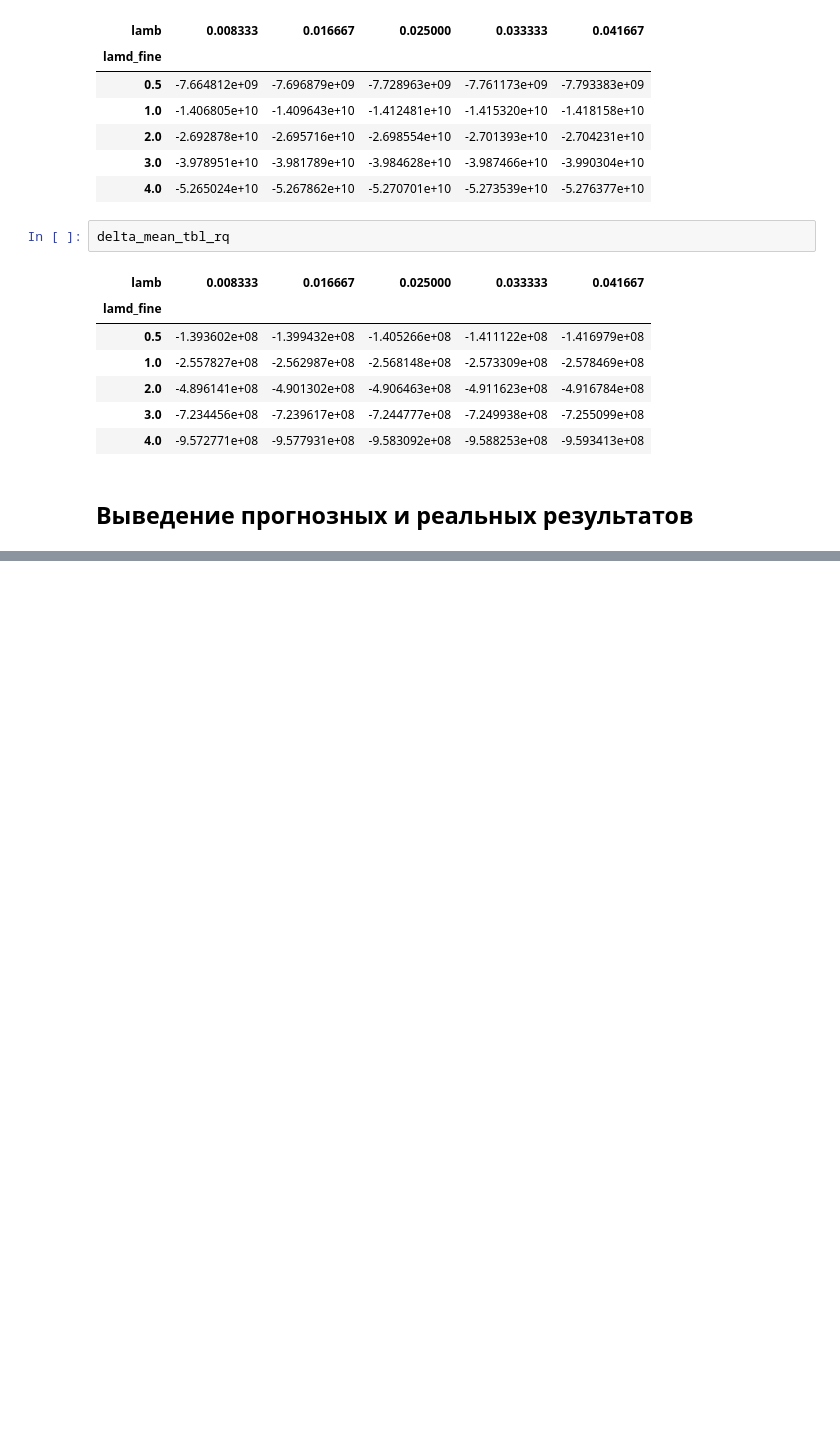
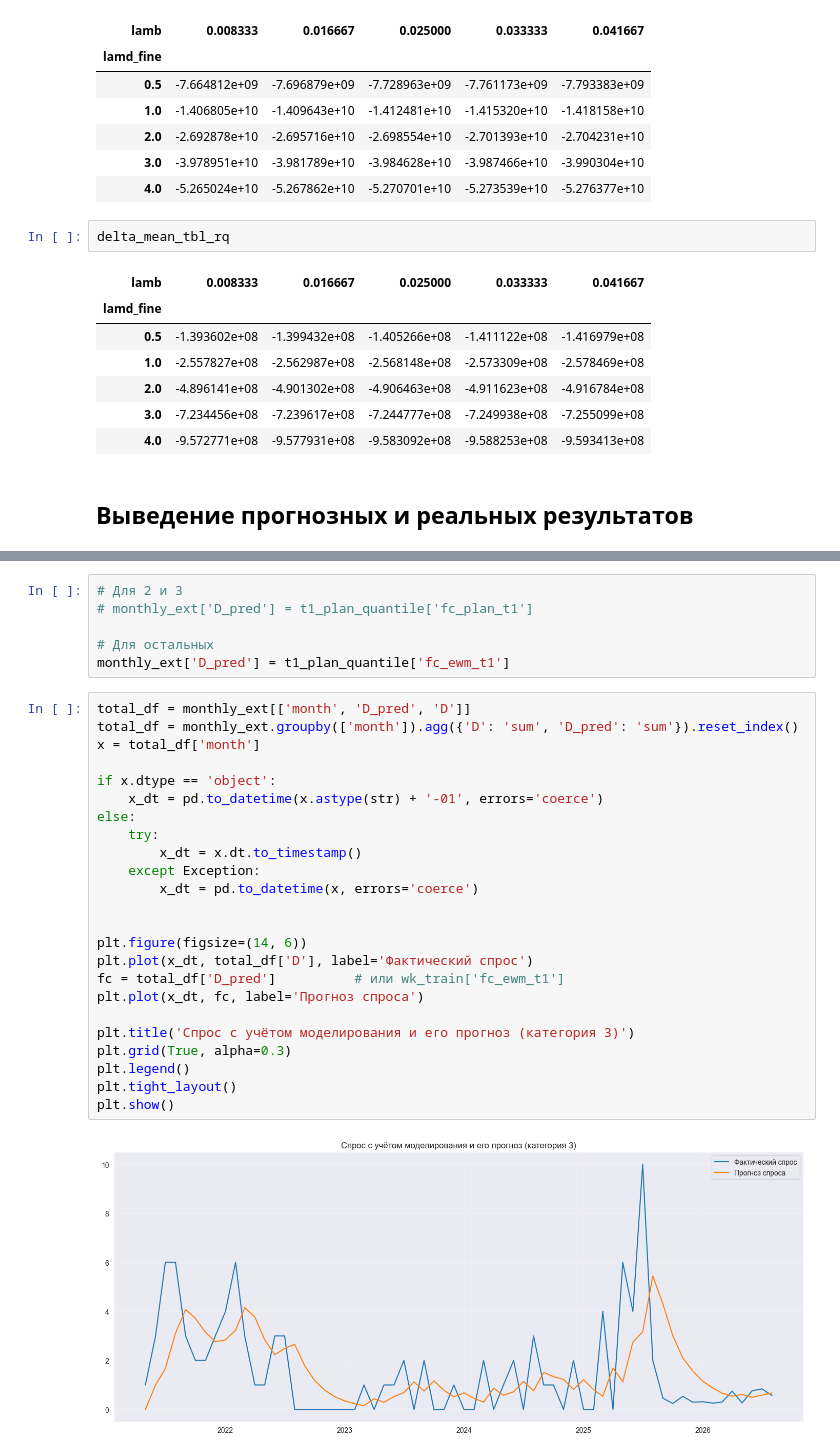
Before and after one commit to IvanAstakhov123/S7-script, a Jupyter notebook: Dynamic_opt_final.ipynb, the cells around one changed output, grey strips where cells are left out. Cells and saved outputs as stored; diff of their text form; blank space fills up the shorter version.

```diff
--- a/Dynamic_opt_final.ipynb
+++ b/Dynamic_opt_final.ipynb
@@ -1653,0 +1959,32 @@ ord_all.to_csv('total_pred_4.csv', index=False)
+# %%
+# Для 2 и 3
+# monthly_ext['D_pred'] = t1_plan_quantile['fc_plan_t1']
+
+# Для остальных
+monthly_ext['D_pred'] = t1_plan_quantile['fc_ewm_t1']
+# %%
+total_df = monthly_ext[['month', 'D_pred', 'D']]
+total_df = monthly_ext.groupby(['month']).agg({'D': 'sum', 'D_pred': 'sum'}).reset_index()
+x = total_df['month']
+
+if x.dtype == 'object':
+    x_dt = pd.to_datetime(x.astype(str) + '-01', errors='coerce')
+else:
+    try:
+        x_dt = x.dt.to_timestamp()
+    except Exception:
+        x_dt = pd.to_datetime(x, errors='coerce')
+
+
+plt.figure(figsize=(14, 6))
+plt.plot(x_dt, total_df['D'], label='Фактический спрос')
+fc = total_df['D_pred']          # или wk_train['fc_ewm_t1']
+plt.plot(x_dt, fc, label='Прогноз спроса')
+
+plt.title('Cпрос с учётом моделирования и его прогноз (категория 3)')
+plt.grid(True, alpha=0.3)
+plt.legend()
+plt.tight_layout()
+plt.show()
+# %% [output]
+[figure, added]
```
Also changed, not shown: parts of 32 cells of this notebook.
